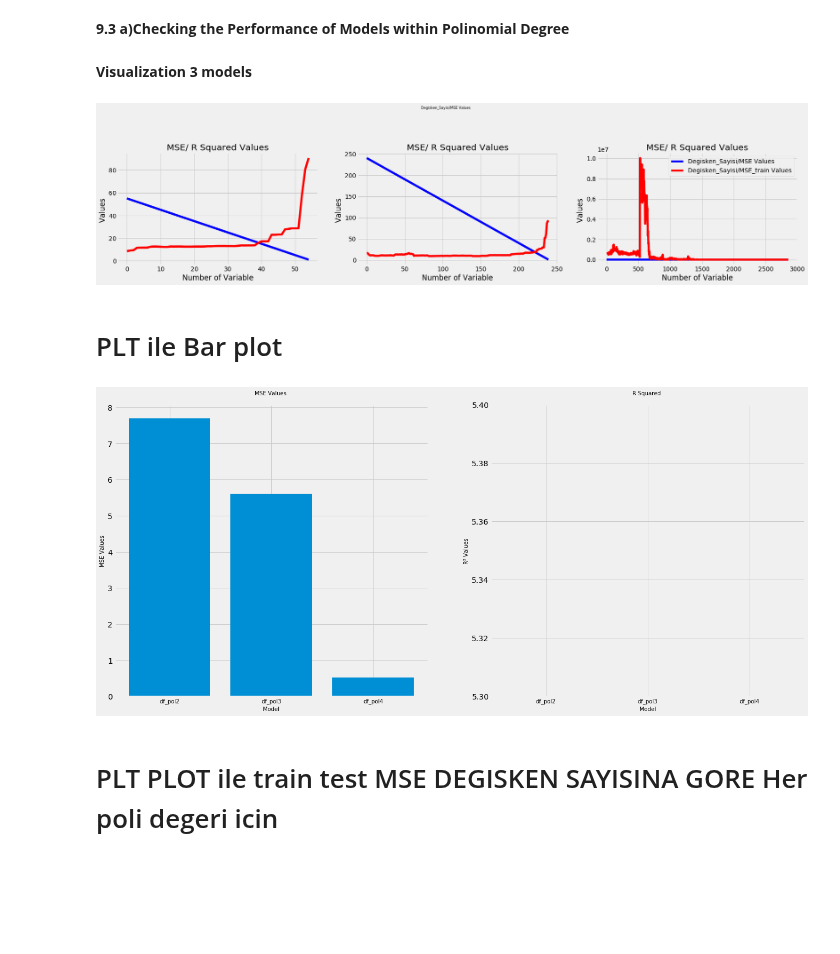
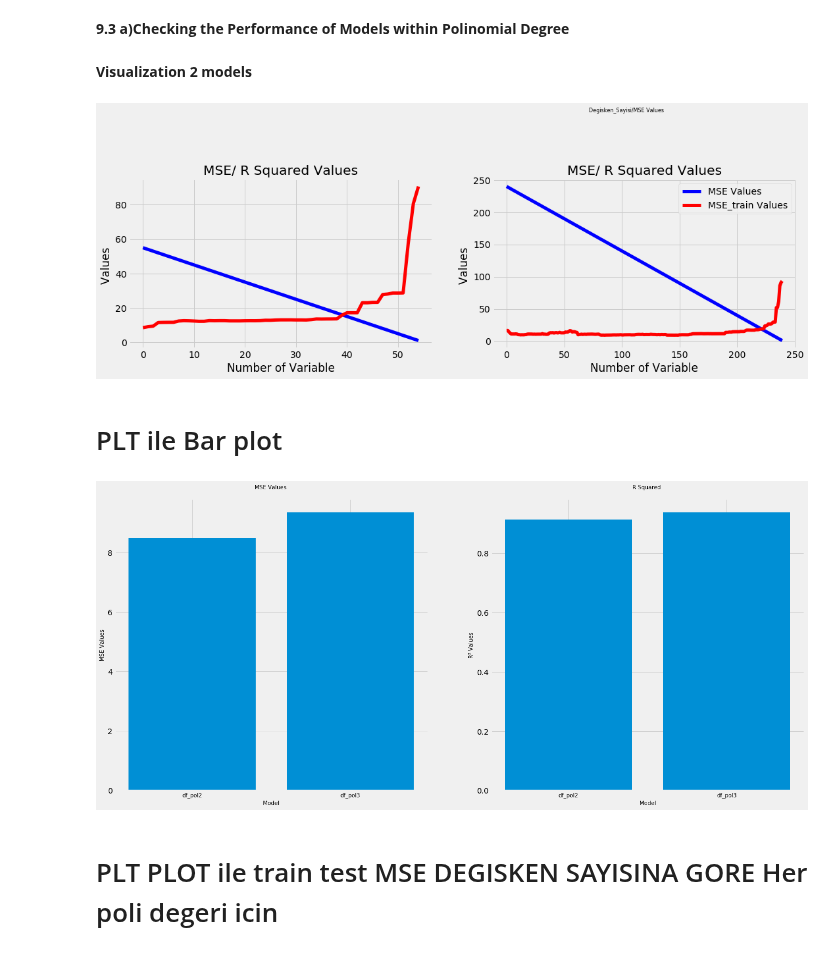
Before and after one commit to EceDolen/Proje-2-, a Jupyter notebook: proje 2 LifeExpectancyData SON2.ipynb, the cells around one changed output. Cells and saved outputs as stored; diff of their text form; code cells hidden in the pictures; blank space fills up the shorter version.

```diff
--- a/proje 2 LifeExpectancyData SON2.ipynb
+++ b/proje 2 LifeExpectancyData SON2.ipynb
@@ -717,2 +705,2 @@ df_pol4 = model_olustur(LifeExpectancyData_num,4)
 # %% [markdown]
-**Visualization 3 models**
+**Visualization 2 models**
@@ -731,47 +707,39 @@ for degisken in range(len(anlamli_degerler)):
 # %%
 plt.figure(1, figsize = (25,15))
 plt.suptitle('Degisken_Sayisi/MSE Values', size=8)
 
 
 
 plt.subplot(3,3,1)
-plt.plot(df_pol2.degisken_sayisi,label = 'Degisken_Sayisi/MSE Values', color='blue', linewidth=5)
-plt.plot(df_pol2.MSE_list,label = 'Degisken_Sayisi/MSE_train Values', color='red', linewidth=5)
+plt.plot(df_pol2.degisken_sayisi,label = 'MSE Values', color='blue', linewidth=5)
+plt.plot(df_pol2.MSE_list,label = '/MSE_train Values', color='red', linewidth=5)
 plt.xlabel('Number of Variable')
 plt.ylabel('Values ')
 plt.title('MSE/ R Squared Values')
 
 
 plt.subplot(3,3,2)
-plt.plot(df_pol3.degisken_sayisi,label = 'Degisken_Sayisi/MSE Values', color='blue', linewidth=5)
-plt.plot(df_pol3.MSE_list,label = 'Degisken_Sayisi/MSE_train Values', color='red', linewidth=5)
+plt.plot(df_pol3.degisken_sayisi,label = 'MSE Values', color='blue', linewidth=5)
+plt.plot(df_pol3.MSE_list,label = 'MSE_train Values', color='red', linewidth=5)
 plt.xlabel('Number of Variable')
 plt.ylabel('Values ')
 plt.title('MSE/ R Squared Values')
 
 
-plt.subplot(3,3,3)
-plt.plot(df_pol4.degisken_sayisi,label = 'Degisken_Sayisi/MSE Values', color='blue', linewidth=5)
-plt.plot(df_pol4.MSE_list,label = 'Degisken_Sayisi/MSE_train Values', color='red', linewidth=5)
-plt.xlabel('Number of Variable')
-plt.ylabel('Values ')
-plt.title('MSE/ Number of Variable Values')
-
-
 plt.subplots_adjust()
 plt.legend()
 plt.show()
 # %% [output]
-[figure, old version]
+[figure, new version]
 # %% [markdown]
 # PLT ile Bar plot
 # %%
 plt.figure(figsize=(20,20))
-objects = ('df_pol2', 'df_pol3', 'df_pol4')
+objects = ('df_pol2', 'df_pol3')
 
 y_pos = np.arange(len(objects))
-performance  =[df_pol2.MSE_train_list.min(), df_pol3.MSE_train_list.min(), df_pol4.MSE_train_list.min()]
-performance2 =[df_pol2.R_train_list.max(), df_pol3.R_train_list.max(), df_pol4.R_train_list.max()]
+performance  =[df_pol2.MSE_list.min(), df_pol3.MSE_list.min()]
+performance2 =[df_pol2.R_train_list.max(), df_pol3.R_train_list.max()]
 
 plt.subplot(221)
 plt.bar(y_pos, performance, align='center')
@@ -787,11 +755,9 @@ plt.title('R Squared \n', size = 10)
 plt.xlabel('Model',size=10)
 plt.ylabel('R² Values',size=10)
 
-plt.ylim(5.30,5.40)
-
 plt.show()
 # %% [output]
-[figure, old version]
+[figure, new version]
 # %% [markdown]
 # PLT PLOT ile train test MSE DEGISKEN SAYISINA GORE Her poli degeri icin
 # %%
```
Also changed, not shown: parts of 20 cells of this notebook.
